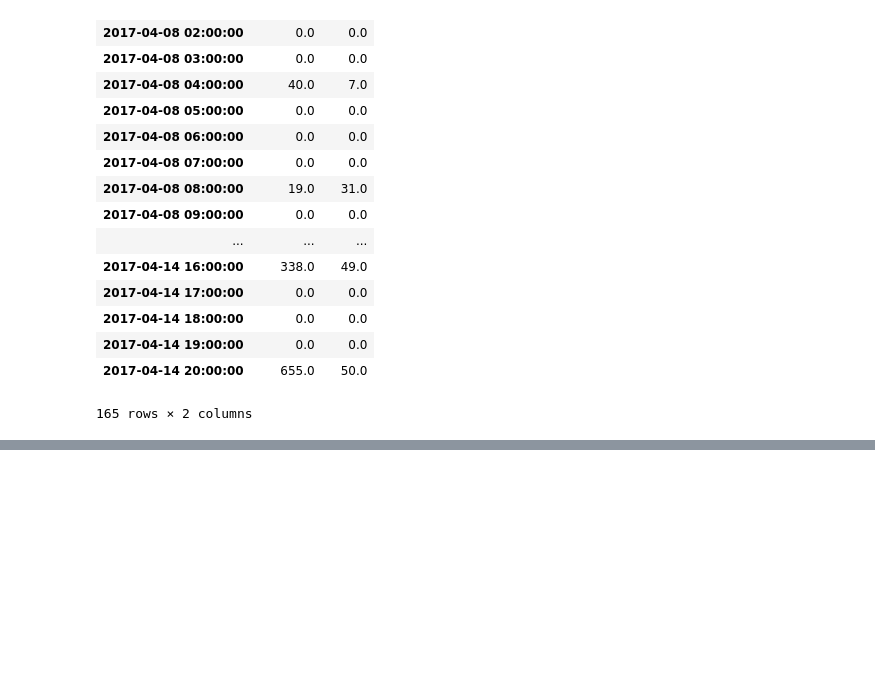
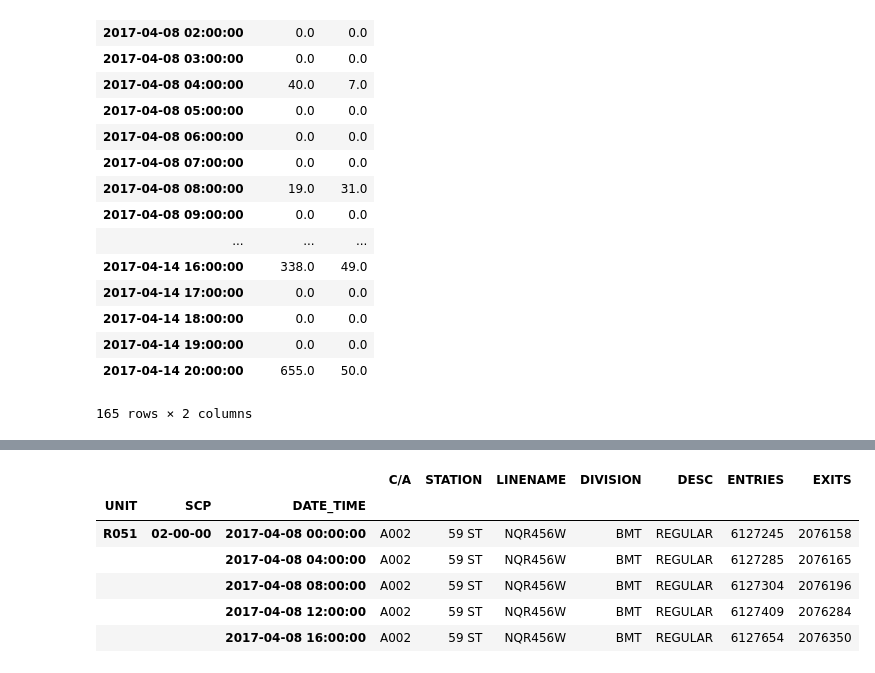
Before and after one commit to joseph-r-hamilton/Project_Benson, a Jupyter notebook: Exploration/Project Benson - Exploration 01.ipynb, the cells around one changed output, grey strips where cells are left out. Cells and saved outputs as stored; diff of their text form; code cells hidden in the pictures; blank space fills up the shorter version.

```diff
--- a/Exploration/Project Benson - Exploration 01.ipynb
+++ b/Exploration/Project Benson - Exploration 01.ipynb
@@ -337,0 +352,12 @@ widget2.resample('1H').mean().fillna(method='ffill').diff(1)
+# %%
+x2 = df2.query("UNIT=='R051'").copy()
+x2.set_index(['UNIT','SCP','DATE_TIME'],inplace=True)
+x2.head()
+# %% [output]
+|  |  |  | C/A | STATION | LINENAME | DIVISION | DESC | ENTRIES | EXITS |
+| UNIT | SCP | DATE_TIME |  |  |  |  |  |  |  |
+| R051 | 02-00-00 | 2017-04-08 00:00:00 | A002 | 59 ST | NQR456W | BMT | REGULAR | 6127245 | 2076158 |
+|  |  | 2017-04-08 04:00:00 | A002 | 59 ST | NQR456W | BMT | REGULAR | 6127285 | 2076165 |
+|  |  | 2017-04-08 08:00:00 | A002 | 59 ST | NQR456W | BMT | REGULAR | 6127304 | 2076196 |
+|  |  | 2017-04-08 12:00:00 | A002 | 59 ST | NQR456W | BMT | REGULAR | 6127409 | 2076284 |
+|  |  | 2017-04-08 16:00:00 | A002 | 59 ST | NQR456W | BMT | REGULAR | 6127654 | 2076350 |
```
Also changed, not shown: parts of 3 cells of this notebook.
